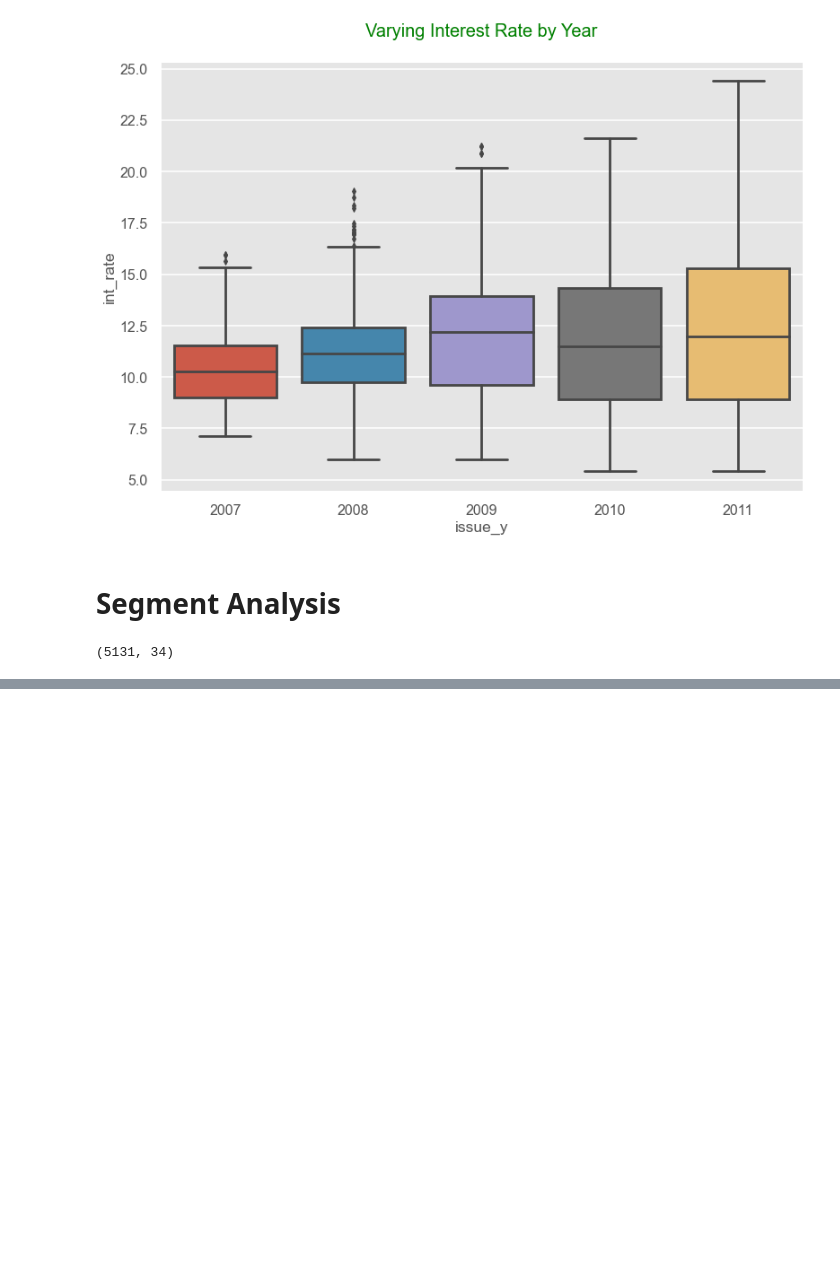
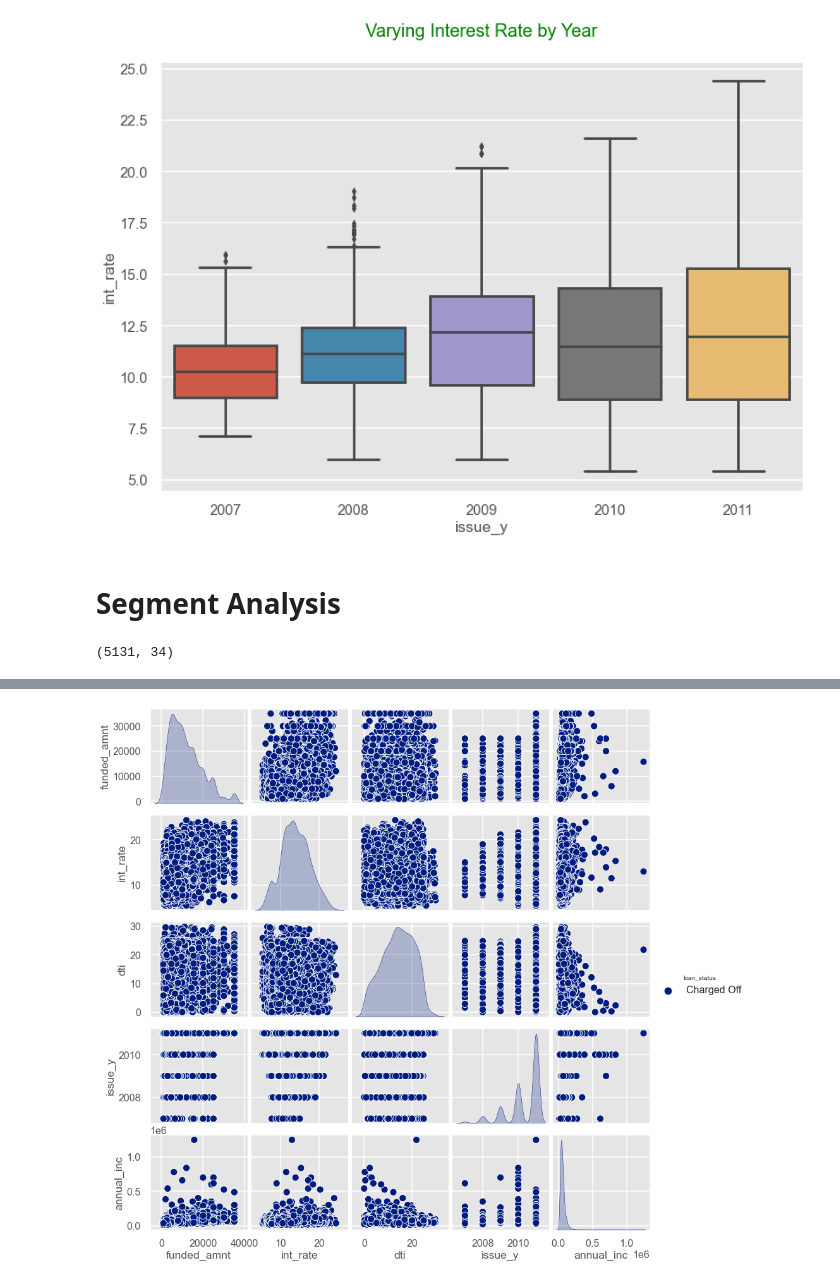
Before and after one commit to devimur2021/Lending-Club, a Jupyter notebook: Lending Club Case Study.ipynb, the cells around one changed output, grey strips where cells are left out. Saved outputs shown, nothing was run; the diff lists cells and outputs as text; code cells hidden in the pictures; blank space fills up the shorter version.

```diff
--- a/Lending Club Case Study.ipynb
+++ b/Lending Club Case Study.ipynb
@@ -327,0 +359,8 @@ plt.show()
+# %%
+#Pair Plot for Charged off Loan against other variables
+
+dfy = df1[['funded_amnt','int_rate','dti','issue_y','annual_inc','loan_status']]
+sns.pairplot(dfy,hue='loan_status',palette='dark')
+plt.show()
+# %% [output]
+[figure, added]
```
Also changed, not shown: parts of 6 cells of this notebook.
